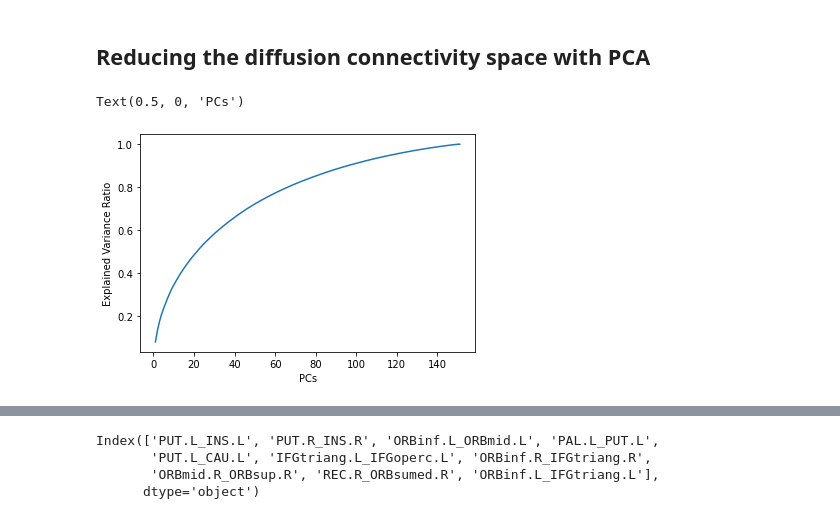
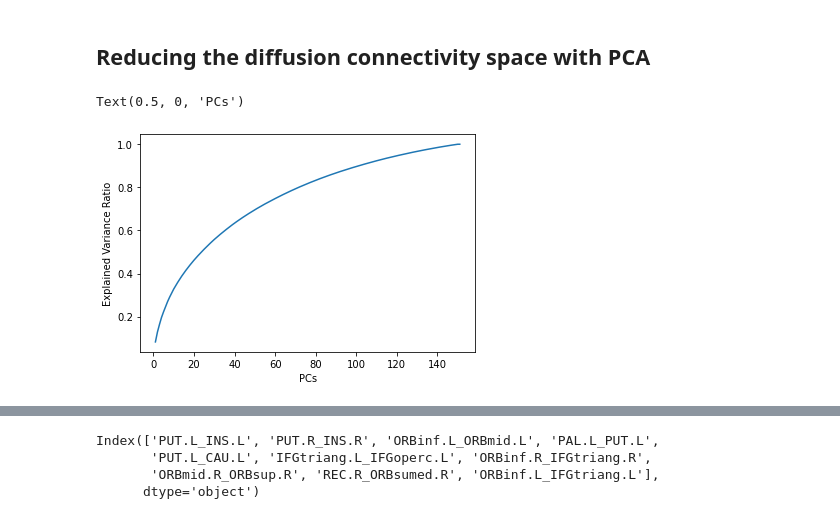
Before and after one commit to lehai-ml/schizophrenia_PRS, a Jupyter notebook: notebooks_results/dHCP/2_dHCP_data_exploration.ipynb, the cells around one changed output, grey strips where cells are left out. Drawn from its saved outputs; the diff is of its cells as text; code cells hidden in the pictures.

```diff
--- a/notebooks_results/dHCP/2_dHCP_data_exploration.ipynb
+++ b/notebooks_results/dHCP/2_dHCP_data_exploration.ipynb
@@ -263,11 +285,12 @@ import statsmodels.api as sm
 # %%
-X=StandardScaler().fit_transform(np.asarray(european_diffusion_dataset_term_removed_zeros[[x for x in european_diffusion_dataset_term_removed_zeros.columns if x in connectivity_list_ROIs]]))
+from sklearn.decomposition import PCA
+X=StandardScaler().fit_transform(np.asarray(european_diffusion_dataset_term_removed_zeros.iloc[:,5:2518]))
 pca=PCA()
 X=pca.fit_transform(X)
 
 plt.plot(np.arange(1,X.shape[1]+1),np.cumsum(pca.explained_variance_ratio_))
 plt.ylabel('Explained Variance Ratio')
 plt.xlabel('PCs')
 # %% [output]
 Text(0.5, 0, 'PCs')
-[figure, old version]
+[figure, new version]
```
Also changed, not shown: parts of 26 cells of this notebook, 3 other files.
